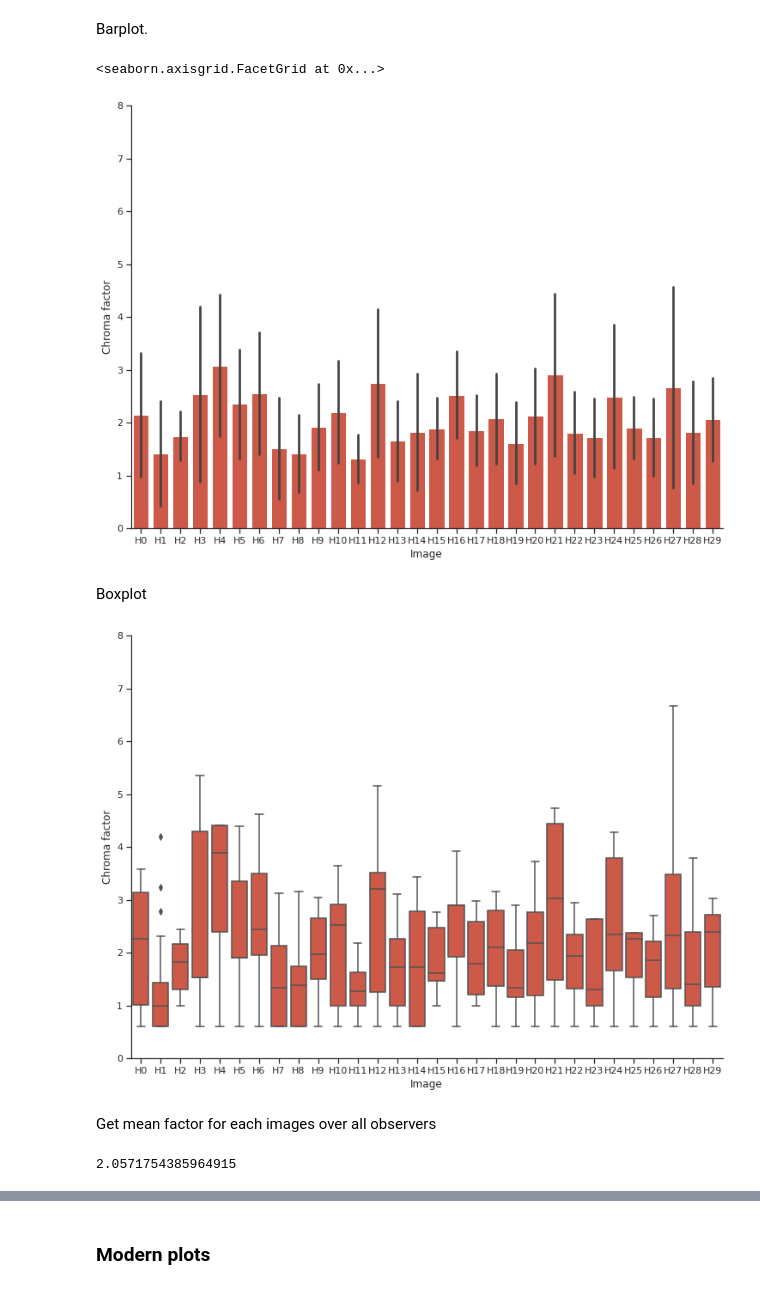
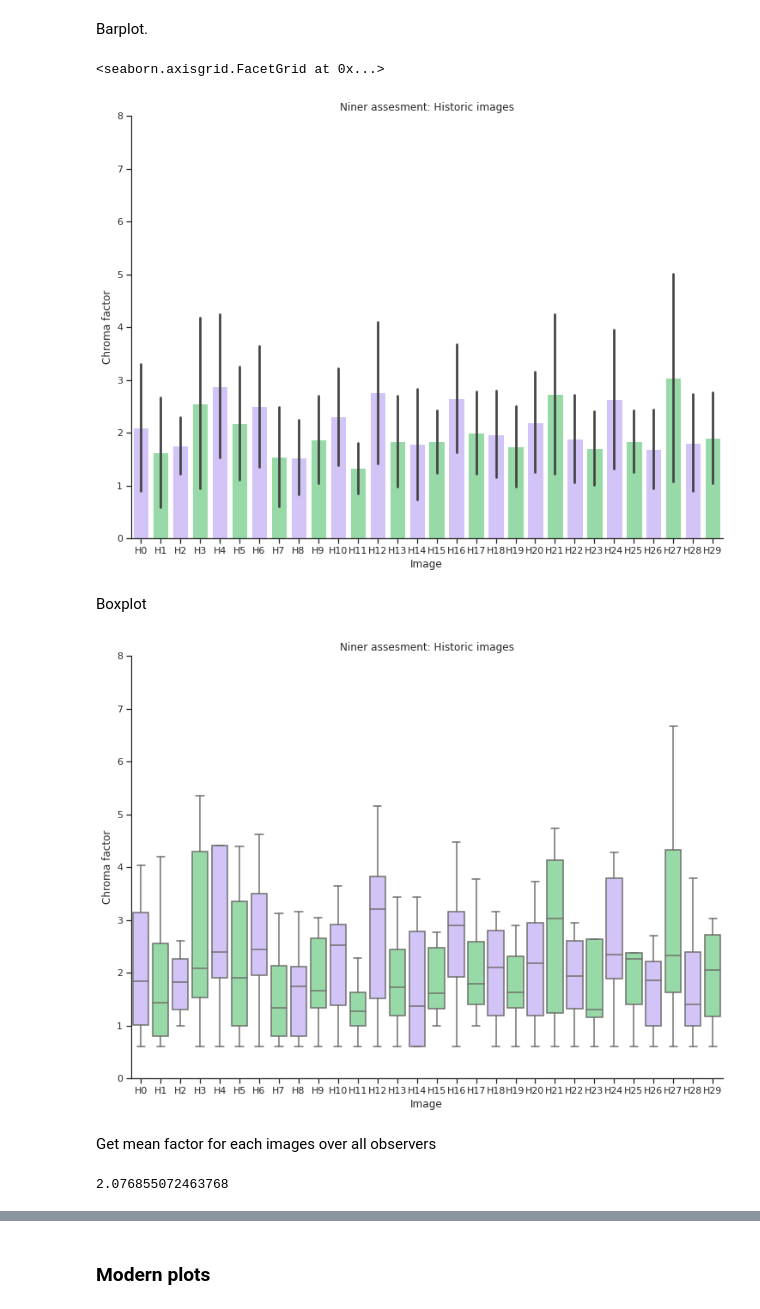
Before and after one commit to Thrrym/PerceptionAndImageQuality, a Jupyter notebook: analysis/niner.ipynb, the cells around one changed output, grey strips where cells are left out. Saved outputs shown, nothing was run; the diff lists cells and outputs as text; code cells hidden in the pictures.

Commit message:
Niner analysis addition.s

```diff
--- a/analysis/niner.ipynb
+++ b/analysis/niner.ipynb
@@ -112,0 +100,6 @@ df
+# %%
+list_of_used_images = [f"H{index}" for index in range(30)]
+list_of_used_images += [f"I{index:02d}" for index in [1, 3, 4, 6, 7, 8, 12, 13, 14, 15 ,16, 20, 21, 22, 23]]
+#df[df["test_image"] == "H12"]
+assert len(list_of_used_images) == 30 + 15
+list_of_used_images
@@ -112,0 +124,2 @@ df
+# %%
+df = df[df["test_image"].isin(list_of_used_images)]
@@ -131,38 +159,48 @@ Barplot.
 # %%
 g = sns.catplot(
     x='test_image',
     y='choosen',
     data=df_historic,
     kind='bar',
     ci='sd',
-    color='#e34a33'
+    #color='#e34a33'
+    palette=["m", "g"]
 )
 
 g.figure.set_size_inches(11.7, 8.27)
 #g.figure.suptitle("Title")
 
 g.set_axis_labels("Image", "Chroma factor")
 
 g.set(ylim = (0,max_factor))
 #g.despine(right = True)
+g.set(title="Niner assesment: Historic images")
 # %% [output]
 <seaborn.axisgrid.FacetGrid at 0x...>
-[figure, old version]
+[figure, new version]
 # %% [markdown]
 Boxplot
 # %%
-g = sns.catplot(x='test_image', y='choosen', data=df_historic,
-                kind='box', ci='sd', color='#e34a33')
+g = sns.catplot(
+    x='test_image',
+    y='choosen',
+    data=df_historic,
+    kind='box',
+    ci='sd',
+    #color='#e34a33')
+    palette=["m", "g"]
+)
 
 g.fig.set_size_inches(11.7, 8.27)
 
 g.set(ylim = (0,max_factor))
 
 g.set_axis_labels("Image", "Chroma factor")
+g.set(title="Niner assesment: Historic images")
 
 sns.despine()
 # %% [output]
-[figure, old version]
+[figure, new version]
 # %% [markdown]
 Get mean factor for each images over all observers
 # %%
@@ -176,4 +214,4 @@ df_historic_mean.columns = ["test_image", "mean"]
 # %%
 np.mean(df_historic_mean["mean"])
 # %% [output]
-2.0571754385964915
+2.076855072463768
```
Also changed, not shown: parts of 14 cells of this notebook.
